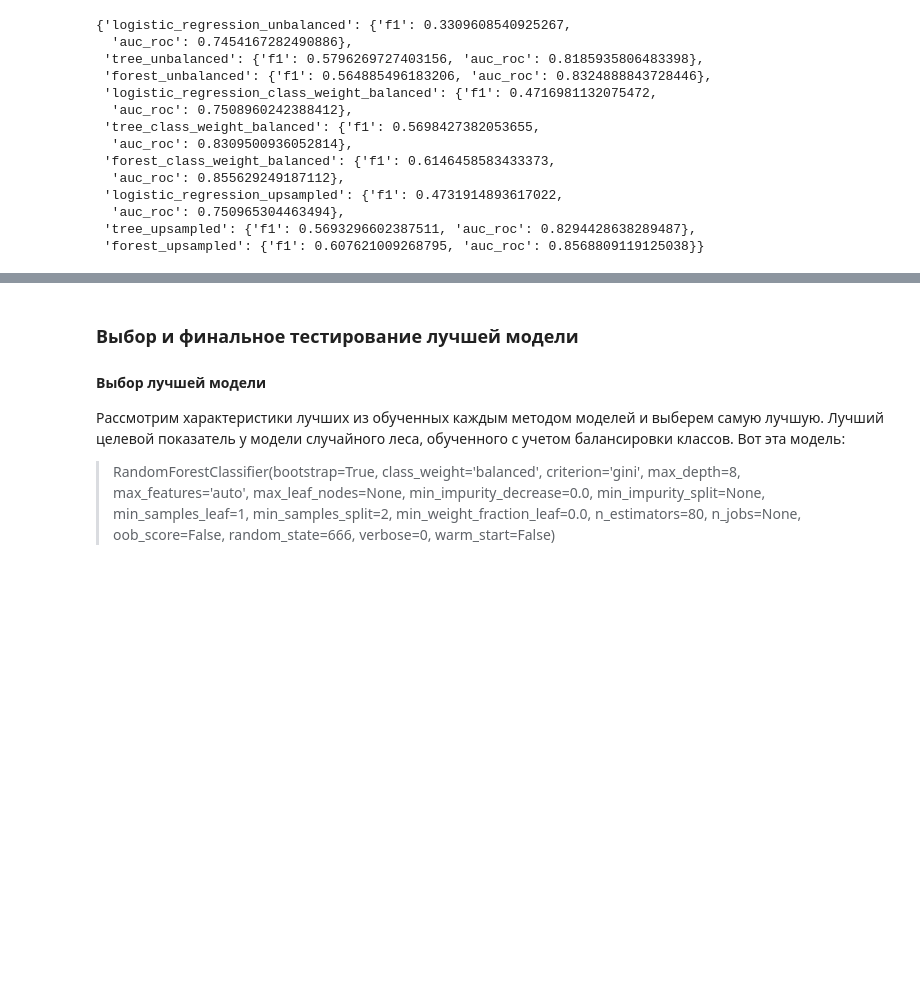
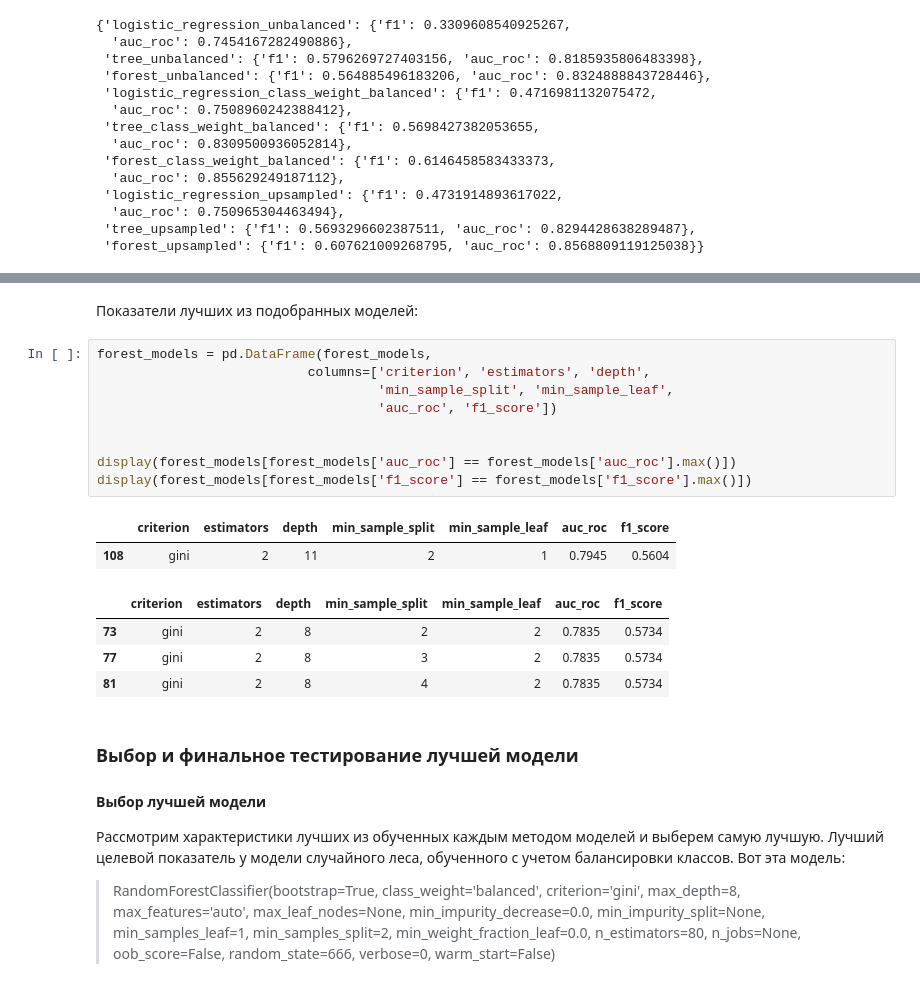
Before and after one commit to klarazetkin/clients_churn, a Jupyter notebook: clients_churn.ipynb, the cells around one changed output, grey strips where cells are left out. Drawn from its saved outputs; the diff is of its cells as text; blank space fills up the shorter version.

```diff
--- a/clients_churn.ipynb
+++ b/clients_churn.ipynb
@@ -1001,3 +987,21 @@ display(forest_models[forest_models['f1_score'] == forest_models['f1_score'].max
+# %% [markdown]
+Показатели лучших из подобранных моделей:
+# %%
+forest_models = pd.DataFrame(forest_models,
+                           columns=['criterion', 'estimators', 'depth',
+                                    'min_sample_split', 'min_sample_leaf',
+                                    'auc_roc', 'f1_score'])
+
+
+display(forest_models[forest_models['auc_roc'] == forest_models['auc_roc'].max()])
+display(forest_models[forest_models['f1_score'] == forest_models['f1_score'].max()])
+# %% [output]
+|  | criterion | estimators | depth | min_sample_split | min_sample_leaf | auc_roc | f1_score |
+| 108 | gini | 2 | 11 | 2 | 1 | 0.7945 | 0.5604 |
+|  | criterion | estimators | depth | min_sample_split | min_sample_leaf | auc_roc | f1_score |
+| 73 | gini | 2 | 8 | 2 | 2 | 0.7835 | 0.5734 |
+| 77 | gini | 2 | 8 | 3 | 2 | 0.7835 | 0.5734 |
+| 81 | gini | 2 | 8 | 4 | 2 | 0.7835 | 0.5734 |
 # %% [markdown]
 ### Выбор и финальное тестирование лучшей модели
 #### Выбор лучшей модели
```
Also changed, not shown: parts of 6 cells of this notebook.
